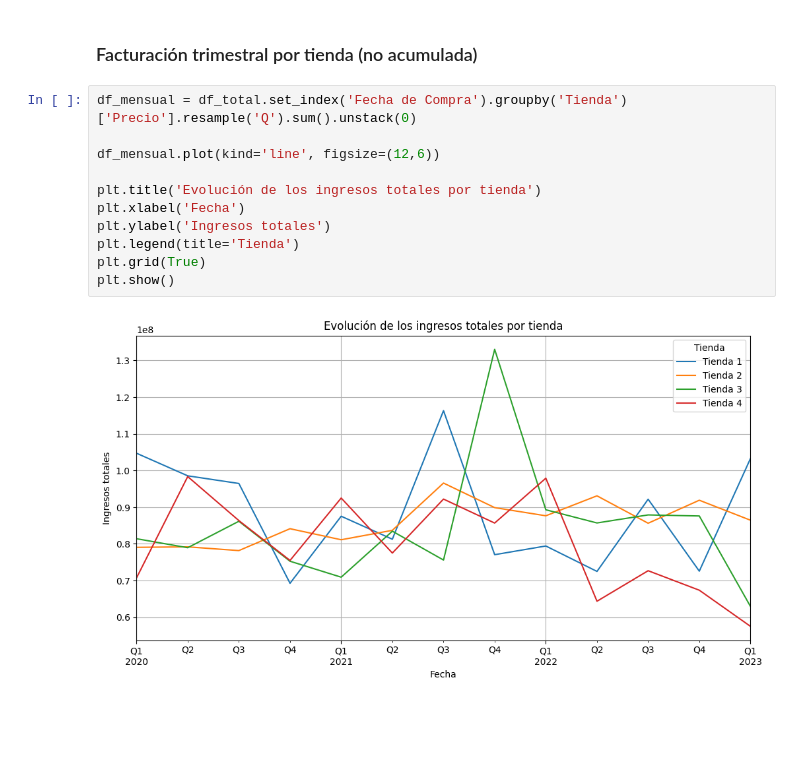
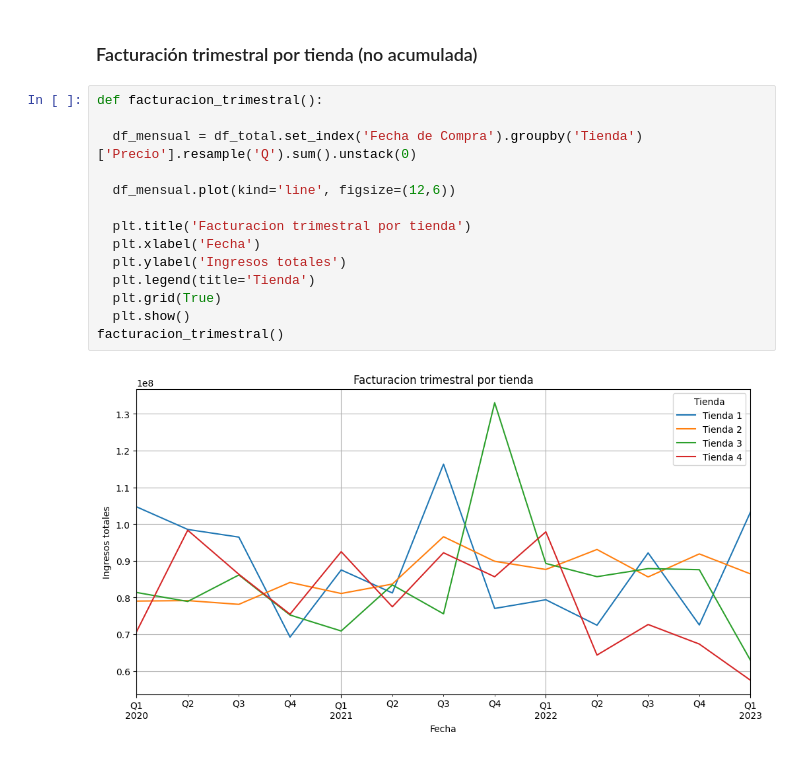
Before and after one commit to Mora5020/Desafio-Alura-Store, a Jupyter notebook: AluraStoreLatam.ipynb, the cells around one changed output. Saved outputs shown, nothing was run; the diff lists cells and outputs as text; blank space fills up the shorter version.

```diff
--- a/AluraStoreLatam.ipynb
+++ b/AluraStoreLatam.ipynb
@@ -750,15 +717,18 @@ plt.show()
 # %% [markdown]
 ### Facturación trimestral por tienda (no acumulada)
 # %%
-df_mensual = df_total.set_index('Fecha de Compra').groupby('Tienda')['Precio'].resample('Q').sum().unstack(0)
+def facturacion_trimestral():
 
-df_mensual.plot(kind='line', figsize=(12,6))
+  df_mensual = df_total.set_index('Fecha de Compra').groupby('Tienda')['Precio'].resample('Q').sum().unstack(0)
 
-plt.title('Evolución de los ingresos totales por tienda')
-plt.xlabel('Fecha')
-plt.ylabel('Ingresos totales')
-plt.legend(title='Tienda')
-plt.grid(True)
-plt.show()
+  df_mensual.plot(kind='line', figsize=(12,6))
+
+  plt.title('Facturacion trimestral por tienda')
+  plt.xlabel('Fecha')
+  plt.ylabel('Ingresos totales')
+  plt.legend(title='Tienda')
+  plt.grid(True)
+  plt.show()
+facturacion_trimestral()
 # %% [output]
-[figure, old version]
+[figure, new version]
```
Also changed, not shown: parts of 33 cells of this notebook.
